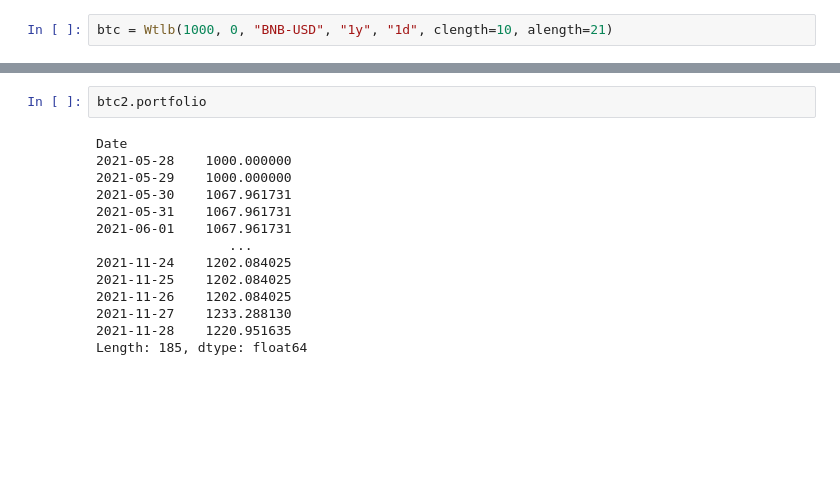
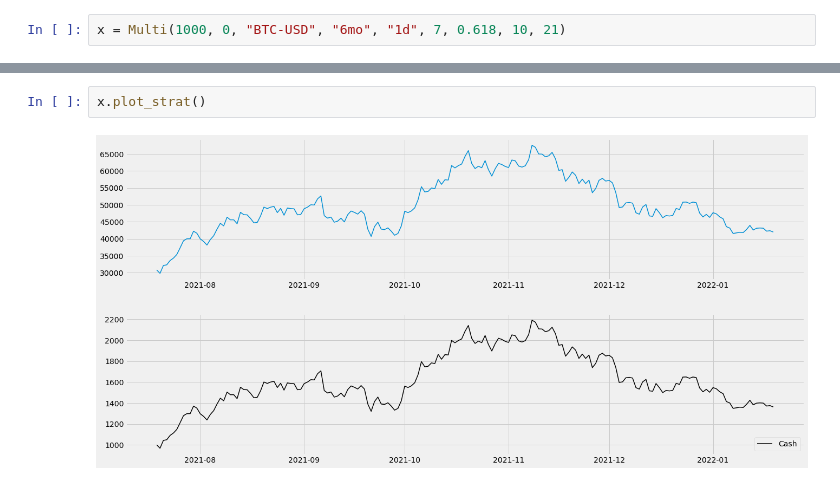
Before and after one commit to metalun4/Backtests, a Jupyter notebook: Backtest.ipynb, the cells around one changed output, grey strips where cells are left out. Drawn from its saved outputs; the diff is of its cells as text; blank space fills up the shorter version.

Commit message:
Multi indicator feature

```diff
--- a/Backtest.ipynb
+++ b/Backtest.ipynb
@@ -5,4 +6,4 @@ from Wtlb import Wtlb
 # %%
-btc = Wtlb(1000, 0, "BNB-USD", "1y", "1d", clength=10, alength=21)
+x = Multi(1000, 0, "BTC-USD", "6mo", "1d", 7, 0.618, 10, 21)
 # %% [output]
 [*********************100%***********************]  1 of 1 completed
@@ -75,16 +11,4 @@ btc2.plot_tilson()
-# %%
-btc2.portfolio
-# %% [output]
-Date
-2021-05-28    1000.000000
-2021-05-29    1000.000000
-2021-05-30    1067.961731
-2021-05-31    1067.961731
-2021-06-01    1067.961731
-                 ...
-2021-11-24    1202.084025
-2021-11-25    1202.084025
-2021-11-26    1202.084025
-2021-11-27    1233.288130
-2021-11-28    1220.951635
-Length: 185, dtype: float64
+# %%
+x.plot_strat()
+# %% [output]
+[figure, added]
```
Also changed, not shown: parts of 13 cells of this notebook, 4 other files.
